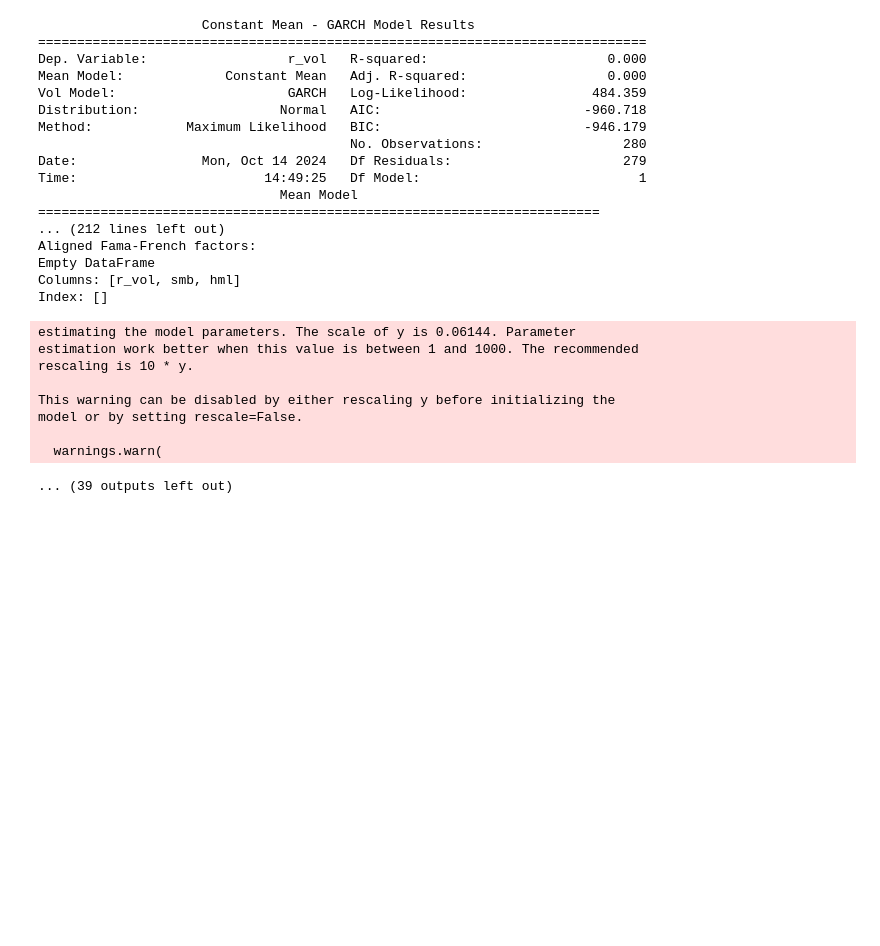
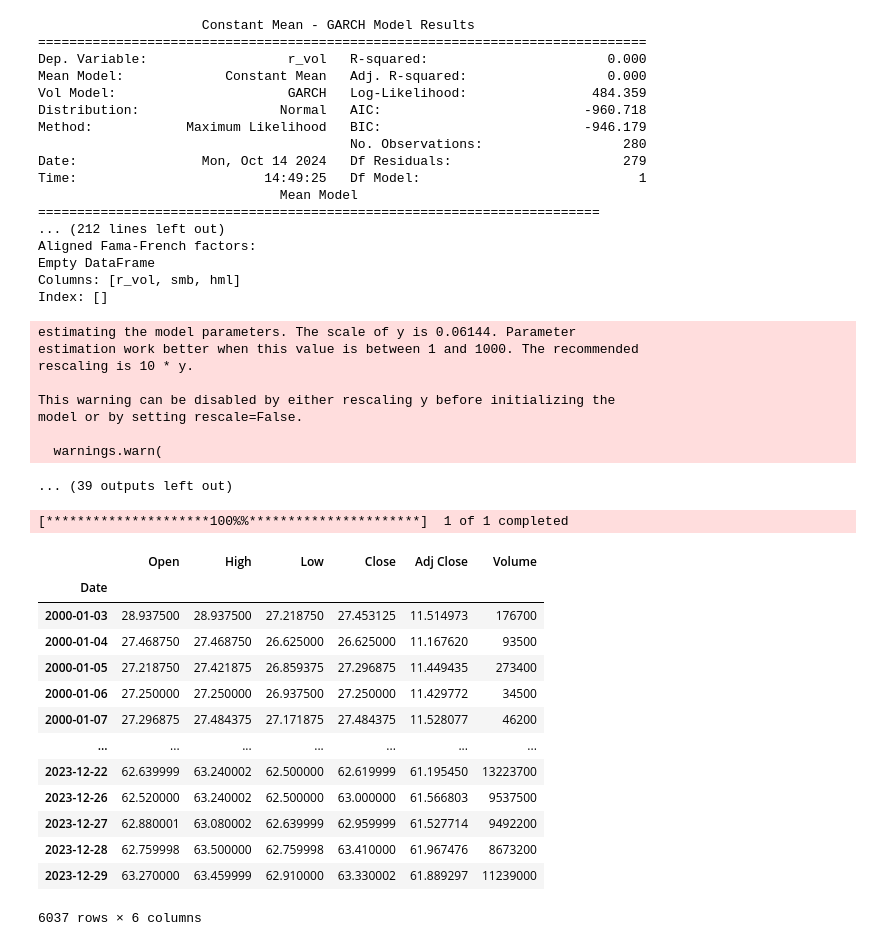
Before and after one commit to siruiliu-code/GARCH-X-Volatility-Modelling-with-Equity-Options-Trading, a Jupyter notebook: Garch_Nas.ipynb, the cells around one changed output. Saved outputs shown, nothing was run; the diff lists cells and outputs as text; code cells hidden in the pictures; blank space fills up the shorter version.

```diff
--- a/Garch-x_fama_french.ipynb
+++ b/Garch_Nas.ipynb
@@ -788,0 +793,27 @@ model or by setting rescale=False.
+# %%
+xlu =\
+(
+    yf
+    .download('XLU',
+              start,
+              end)
+)
+# %% [output]
+[*********************100%%**********************]  1 of 1 completed
+# %%
+xlu
+# %% [output]
+|  | Open | High | Low | Close | Adj Close | Volume |
+| Date |  |  |  |  |  |  |
+| 2000-01-03 | 28.937500 | 28.937500 | 27.218750 | 27.453125 | 11.514973 | 176700 |
+| 2000-01-04 | 27.468750 | 27.468750 | 26.625000 | 26.625000 | 11.167620 | 93500 |
+| 2000-01-05 | 27.218750 | 27.421875 | 26.859375 | 27.296875 | 11.449435 | 273400 |
+| 2000-01-06 | 27.250000 | 27.250000 | 26.937500 | 27.250000 | 11.429772 | 34500 |
+| 2000-01-07 | 27.296875 | 27.484375 | 27.171875 | 27.484375 | 11.528077 | 46200 |
+| ... | ... | ... | ... | ... | ... | ... |
+| 2023-12-22 | 62.639999 | 63.240002 | 62.500000 | 62.619999 | 61.195450 | 13223700 |
+| 2023-12-26 | 62.520000 | 63.240002 | 62.500000 | 63.000000 | 61.566803 | 9537500 |
+| 2023-12-27 | 62.880001 | 63.080002 | 62.639999 | 62.959999 | 61.527714 | 9492200 |
+| 2023-12-28 | 62.759998 | 63.500000 | 62.759998 | 63.410000 | 61.967476 | 8673200 |
+| 2023-12-29 | 63.270000 | 63.459999 | 62.910000 | 63.330002 | 61.889297 | 11239000 |
+6037 rows × 6 columns
```
Also changed, not shown: parts of 17 cells of this notebook.
